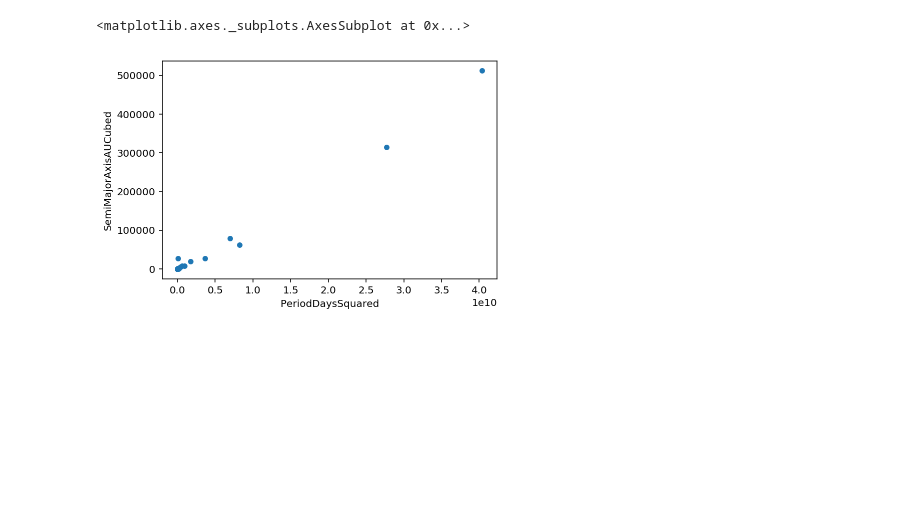
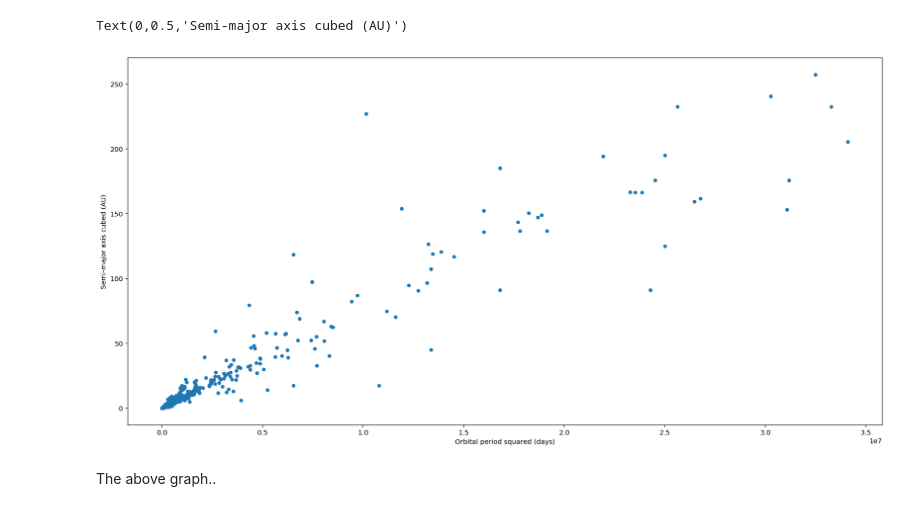
Before and after one commit to OWAINEDWARDS/DSFE-GroupProject, a Jupyter notebook: Exoplanets.ipynb, the cells around one changed output. Cells and saved outputs as stored; diff of their text form; code cells hidden in the pictures; blank space fills up the shorter version.

Commit message:
Added various graphs

```diff
--- a/Exoplanets.ipynb
+++ b/Exoplanets.ipynb
@@ -88,5 +129,15 @@ semiMajorAxisOrbitalPeriod = semiMajorAxisOrbitalPeriod[semiMajorAxisOrbitalPeri
-# %%
-semiMajorAxisOrbitalPeriod.plot.scatter("PeriodDaysSquared", "SemiMajorAxisAUCubed")
-# %% [output]
-<matplotlib.axes._subplots.AxesSubplot at 0x...>
-[figure, removed]
+# %%
+semiMajorAxisOrbitalPeriod["pl_orbsmaxCubed"] = semiMajorAxisOrbitalPeriod["pl_orbsmax"] ** 3
+semiMajorAxisOrbitalPeriod["pl_orbperSquared"] = semiMajorAxisOrbitalPeriod["pl_orbper"] ** 2
+
+semiMajorAxisOrbitalPeriod = semiMajorAxisOrbitalPeriod[semiMajorAxisOrbitalPeriod['pl_orbsmaxCubed'] < 300] #Restricts max value on axis
+semiMajorAxisOrbitalPeriod = semiMajorAxisOrbitalPeriod[semiMajorAxisOrbitalPeriod['pl_orbperSquared'] < 40000000] #Restricts max value on axis
+# %%
+fig = semiMajorAxisOrbitalPeriod.plot.scatter("pl_orbperSquared", "pl_orbsmaxCubed", figsize=(20,10)) #Plots scatter graph
+fig.set_xlabel("Orbital period squared (days)")
+fig.set_ylabel("Semi-major axis cubed (AU)")
+# %% [output]
+Text(0,0.5,'Semi-major axis cubed (AU)')
+[figure, added]
+# %% [markdown]
+The above graph..
```
Also changed, not shown: parts of 27 cells of this notebook, 1 other file.
